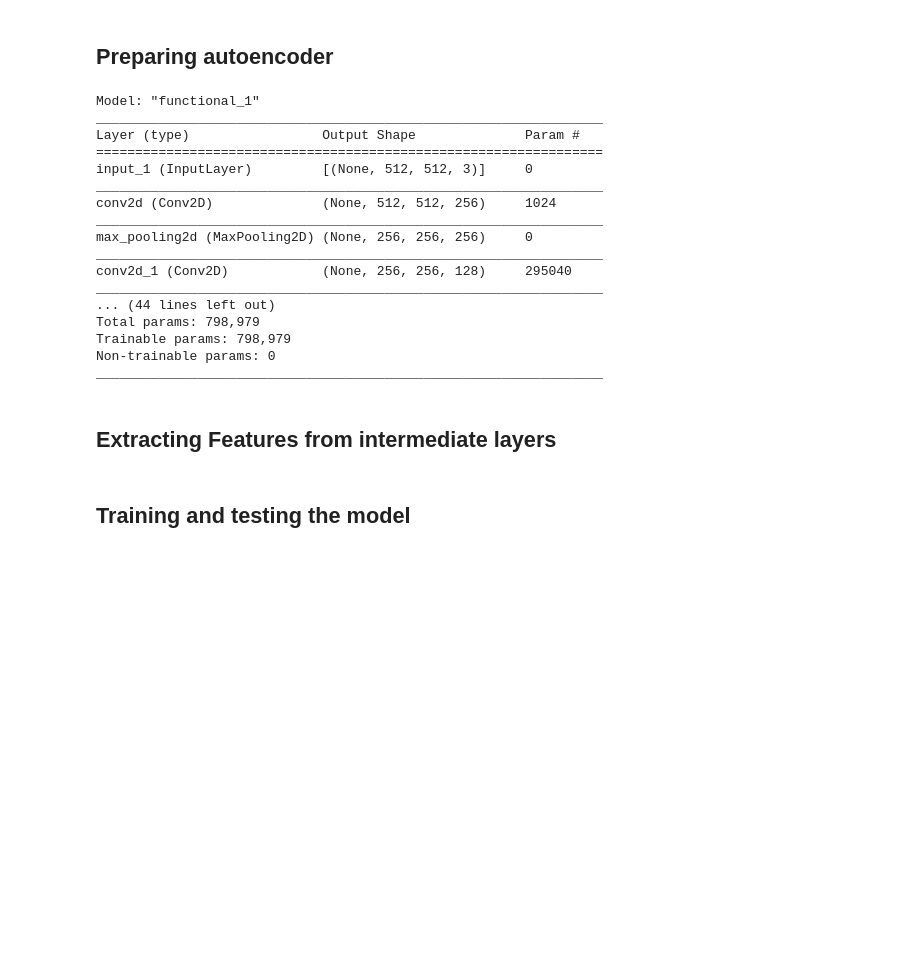
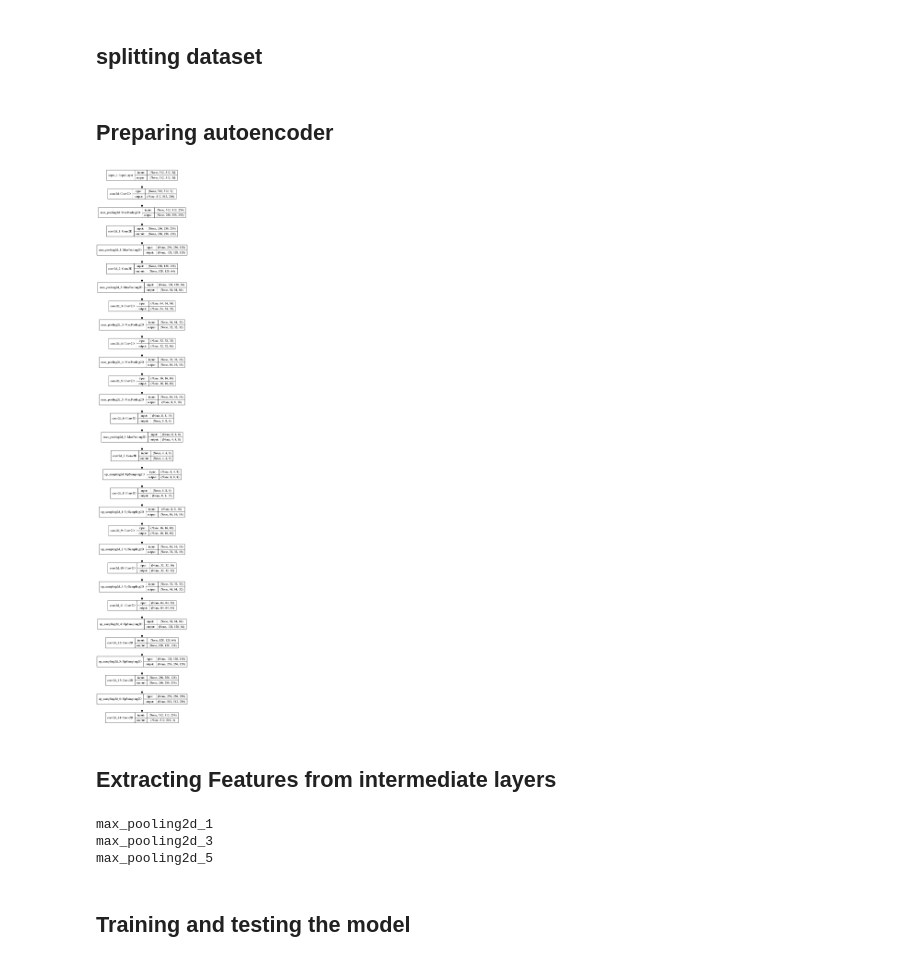
Before and after one commit to Dhruv0208/Research-Project, a Jupyter notebook: Autoencoder.ipynb, the cells around one changed output. Drawn from its saved outputs; the diff is of its cells as text; code cells hidden in the pictures; blank space fills up the shorter version.

```diff
--- a/Autoencoder.ipynb
+++ b/Autoencoder.ipynb
@@ -178,0 +112,2 @@ checkpoint_prefix = os.path.join(checkpoint_dir, 'ckpt')
+# %% [markdown]
+## splitting dataset
@@ -180,7 +117,7 @@ checkpoint_prefix = os.path.join(checkpoint_dir, 'ckpt')
 ## Preparing autoencoder
 # %%
 input_img = Input(shape=(512,512,3))
-x = layers.Conv2D(256, (1,1), activation='relu', padding='same')(input_img)
+x = layers.Conv2D(256, (3,3), activation='relu', padding='same')(input_img)
 x = layers.MaxPooling2D((2,2), padding = 'same')(x)
 x = layers.Conv2D(128, (3,3), activation='relu', padding='same')(x)
 x = layers.MaxPooling2D((2,2), padding = 'same')(x)
@@ -191,8 +128,15 @@ x = layers.MaxPooling2D((2,2), padding = 'same')(x)
 x = layers.Conv2D(16, (3,3), activation='relu', padding='same')(x)
 x = layers.MaxPooling2D((2,2), padding='same')(x)
 x = layers.Conv2D(16, (3,3), activation='relu', padding='same')(x)
+x = layers.MaxPooling2D((2,2), padding='same')(x)
+x = layers.Conv2D(8, (3,3), activation='relu', padding='same')(x)
 encoded = layers.MaxPooling2D((2,2), padding='same')(x)
-x = layers.Conv2D(16, (3,3), activation='relu', padding='same')(encoded)
+
+##################################################################
+
+x = layers.Conv2D(8, (3,3), activation='relu', padding='same')(encoded)
+x = layers.UpSampling2D((2,2))(x)
+x = layers.Conv2D(16, (3,3), activation='relu', padding = 'same')(x)
 x = layers.UpSampling2D((2,2))(x)
 x = layers.Conv2D(16, (3,3), activation = 'relu', padding = 'same')(x)
 x = layers.UpSampling2D((2,2))(x)
@@ -206,40 +150,29 @@ x = layers.Conv2D(256, (3,3), activation = 'relu', padding= 'same')(x)
 x = layers.UpSampling2D((2,2))(x)
 decoded = layers.Conv2D(3, (3,3), activation='sigmoid', padding='same')(x)
 
-autoencoder = tf.keras.Model(input_img, decoded)
+autoencoder = keras.Model(input_img, decoded)
+autoencoder.compile(optimizer='adam', loss='binary_crossentropy', metrics=["accuracy"])
 # %%
 autoencoder.summary()
-# %% [output]
-Model: "functional_1"
-_________________________________________________________________
-Layer (type)                 Output Shape              Param #
-=================================================================
-input_1 (InputLayer)         [(None, 512, 512, 3)]     0
-_________________________________________________________________
-conv2d (Conv2D)              (None, 512, 512, 256)     1024
-_________________________________________________________________
-max_pooling2d (MaxPooling2D) (None, 256, 256, 256)     0
-_________________________________________________________________
-conv2d_1 (Conv2D)            (None, 256, 256, 128)     295040
-_________________________________________________________________
-... (44 lines left out)
-Total params: 798,979
-Trainable params: 798,979
-Non-trainable params: 0
-_________________________________________________________________
 # %%
-# plot_model(autoencoder, show_shapes=True)
+plot_model(autoencoder, show_shapes=True)
+# %% [output]
+[figure, added]
 # %% [markdown]
 ## Extracting Features from intermediate layers
 # %%
-# intermediate_layer_model_1 = keras.Model(inputs=autoencoder.inputs,
-#                                       outputs=autoencoder.get_layer('max_pooling2d_1').output)
-# features_1 = intermediate_layer_model_1(train_ds)
-# intermediate_layer_model_2 = keras.Model(inputs=autoencoder.inputs,
-#                                       outputs=autoencoder.get_layer('max_pooling2d_3').output)
-# features_2 = intermediate_layer_model_1(train_ds)
-# intermediate_layer_model_3 = keras.Model(inputs=autoencoder.inputs,
-#                                       outputs=autoencoder.get_layer('max_pooling2d_5').output)
-# features_3 = intermediate_layer_model_1(train_ds)
+intermediate_layer_model_1 = keras.Model(inputs=autoencoder.inputs,
+                                      outputs=model.get_layer('max_pooling2d_1').output)
+features_1 = intermediate_layer_model_1(train_images)
+intermediate_layer_model_2 = keras.Model(inputs=autoencoder.inputs,
+                                      outputs=model.get_layer('max_pooling2d_3').output)
+features_2 = intermediate_layer_model_1(train_images)
+intermediate_layer_model_3 = keras.Model(inputs=autoencoder.inputs,
+                                      outputs=model.get_layer('max_pooling2d_5').output)
+features_3 = intermediate_layer_model_1(train_images)
+# %% [output]
+max_pooling2d_1
+max_pooling2d_3
+max_pooling2d_5
 # %% [markdown]
 ## Training and testing the model
```
Also changed, not shown: parts of 50 cells of this notebook.
